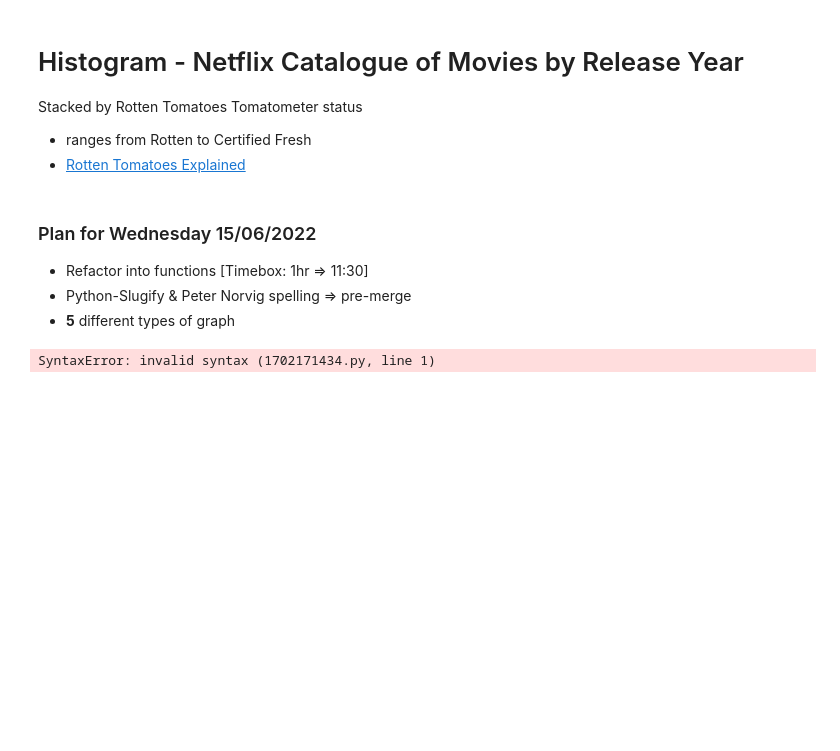
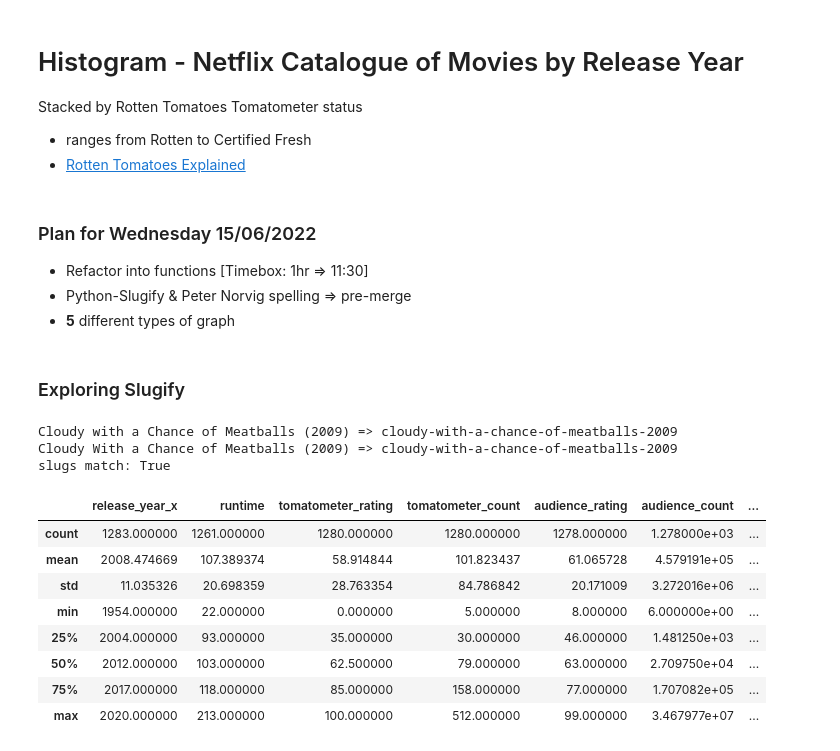
Before and after one commit to PKilgarriff/netflix-analysis, a Jupyter notebook: netflix_rotten_tomatoes.ipynb, the cells around one changed output. Saved outputs shown, nothing was run; the diff lists cells and outputs as text; code cells hidden in the pictures; blank space fills up the shorter version.

Commit message:
Investigate Slugify

```diff
--- a/netflix_rotten_tomatoes.ipynb
+++ b/netflix_rotten_tomatoes.ipynb
@@ -25,10 +25,10 @@ Add Unique identifier column to both DataFrames for merging
 def combine_title_and_year_columns(dataframe, title_column, year_column, output_column):
   dataframe[output_column] = dataframe[title_column].str.lower() + " " + netflix_movies_df[year_column].astype(str)
 
-# netflix_movies_df["title_and_release_year"] = netflix_movies_df["title"].str.lower() + " " + netflix_movies_df["release_year"].astype(str)
-combine_columns(netflix_movies_df, "title", "release_year", output_column="title_and_release_year")
-# rotten_movies_df["title_and_release_year"] = rotten_movies_df["movie_title"].str.lower() + " " + rotten_movies_df["release_year"].astype(str)
-combine_columns(rotten_movies_df, "movie_title", "release_year", output_column="title_and_release_year")
+netflix_movies_df["title_and_release_year"] = netflix_movies_df["title"].str.lower() + " " + netflix_movies_df["release_year"].astype(str)
+# combine_columns(netflix_movies_df, "title", "release_year", output_column="title_and_release_year")
+rotten_movies_df["title_and_release_year"] = rotten_movies_df["movie_title"].str.lower() + " " + rotten_movies_df["release_year"].astype(str)
+# combine_columns(rotten_movies_df, "movie_title", "release_year", output_column="title_and_release_year")
 # %% [markdown]
 Merge the above datasets, returning only those that exist in both sets
 # %%
@@ -142,7 +143,57 @@ px.bar(df_grouped,
   - Refactor into functions [Timebox: 1hr => 11:30]
   - Python-Slugify & Peter Norvig spelling => pre-merge
   - **5** different types of graph
-# %%
-Test change
-# %% [output]
-SyntaxError: invalid syntax (1702171434.py, line 1)
+# %% [markdown]
+### Exploring Slugify
+# %%
+from slugify import slugify
+
+entry_nf = 330 # Index of Cloudy with a chance of meatballs in Netflix
+entry_rt = 1674 # Index of Cloudy with a chance of meatballs in Rotten Tomatoes
+
+# film = netflix_movies_df.loc[netflix_movies_df['title'].str.lower() == 'Cloudy with a chance of meatballs'.lower()]["title"]
+# print(film)
+
+netflix_title = netflix_movies_df.loc[entry_nf]["title"]
+netflix_year = netflix_movies_df.loc[entry_nf]["release_year"]
+rotten_title = rotten_movies_df.loc[entry_rt]["movie_title"]
+rotten_year = rotten_movies_df.loc[entry_rt]["release_year"]
+
+nf_title_slug = slugify(f"{netflix_title} {netflix_year}")
+rt_title_slug = slugify(f"{rotten_title} {rotten_year}")
+
+print(f"{netflix_title} ({netflix_year}) => {nf_title_slug}")
+print(f"{rotten_title} ({rotten_year}) => {rt_title_slug}")
+print(f"slugs match: {nf_title_slug == rt_title_slug}")
+# %% [output]
+Cloudy with a Chance of Meatballs (2009) => cloudy-with-a-chance-of-meatballs-2009
+Cloudy With a Chance of Meatballs (2009) => cloudy-with-a-chance-of-meatballs-2009
+slugs match: True
+# %%
+def combine_title_and_year_columns(dataframe, title_column, year_column, output_column):
+  dataframe[output_column] = dataframe[title_column].str.lower() + " " + netflix_movies_df[year_column].astype(str)
+
+# netflix_movies_df["slug"] = [slugify(f"{entry['title']} {entry['release_year']}") for entry in netflix_movies_df]
+# rotten_movies_df["slug"] = slugify(f"{rotten_movies_df['movie_title']} {rotten_movies_df['release_year']}")
+
+netflix_movies_df["title_and_release_year"] = netflix_movies_df["title"] + " " + netflix_movies_df["release_year"].astype(str)
+netflix_movies_df["title_and_release_year"] = netflix_movies_df["title_and_release_year"].apply(slugify)
+# combine_columns(netflix_movies_df, "title", "release_year", output_column="title_and_release_year")
+rotten_movies_df["title_and_release_year"] = rotten_movies_df["movie_title"] + " " + rotten_movies_df["release_year"].astype(str)
+rotten_movies_df["title_and_release_year"] = rotten_movies_df["title_and_release_year"].apply(slugify)
+# combine_columns(rotten_movies_df, "movie_title", "release_year", output_column="title_and_release_year")
+
+
+netflix_plus_rt_df = pd.merge(netflix_movies_df, rotten_movies_df, how="inner", on="title_and_release_year")
+after_slugify = netflix_plus_rt_df["title"].count()
+netflix_plus_rt_df.describe()
+# %% [output]
+|  | release_year_x | runtime | tomatometer_rating | tomatometer_count | audience_rating | audience_count | ... |
+| count | 1283.000000 | 1261.000000 | 1280.000000 | 1280.000000 | 1278.000000 | 1.278000e+03 | ... |
+| mean | 2008.474669 | 107.389374 | 58.914844 | 101.823437 | 61.065728 | 4.579191e+05 | ... |
+| std | 11.035326 | 20.698359 | 28.763354 | 84.786842 | 20.171009 | 3.272016e+06 | ... |
+| min | 1954.000000 | 22.000000 | 0.000000 | 5.000000 | 8.000000 | 6.000000e+00 | ... |
+| 25% | 2004.000000 | 93.000000 | 35.000000 | 30.000000 | 46.000000 | 1.481250e+03 | ... |
+| 50% | 2012.000000 | 103.000000 | 62.500000 | 79.000000 | 63.000000 | 2.709750e+04 | ... |
+| 75% | 2017.000000 | 118.000000 | 85.000000 | 158.000000 | 77.000000 | 1.707082e+05 | ... |
+| max | 2020.000000 | 213.000000 | 100.000000 | 512.000000 | 99.000000 | 3.467977e+07 | ... |
```
Also changed, not shown: parts of 5 cells of this notebook, 1 other file.
